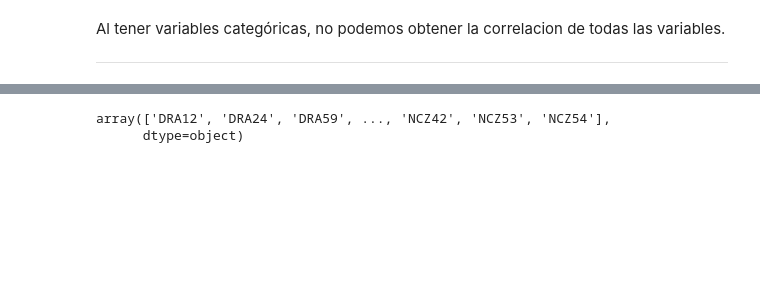
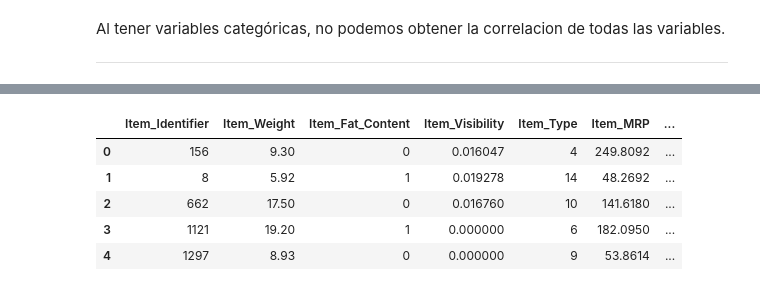
Before and after one commit to Raghnus/predicciones-ventas, a Jupyter notebook: PrediccionVentas.ipynb, the cells around one changed output, grey strips where cells are left out. Cells and saved outputs as stored; diff of their text form; code cells hidden in the pictures; blank space fills up the shorter version.

```diff
--- a/PrediccionVentas.ipynb
+++ b/PrediccionVentas.ipynb
@@ -307,3 +344,20 @@ Al tener variables categóricas, no podemos obtener la correlacion de todas las
+# %%
+np.unique(df_ventas_modelo['Outlet_Size'])
+size_order_map = {'Sin tamaño':0,'Small':1,'Medium':2,'High':3}
+# %%
+np.unique(df_ventas_modelo['Outlet_Location_Type'])
+size_order_map_2 = {'Tier 1':1,'Tier 2':2,'Tier 3':3}
+# %%
+np.unique(df_ventas_modelo['Outlet_Type'])
+size_order_map_3 = {'Grocery Store':1,'Supermarket Type1':2,'Supermarket Type2':3,'Supermarket Type3':4}
+# %%
+df_ventas_modelo['Item_Identifier'] = ids_labels
+df_ventas_modelo['Item_Fat_Content'] = ifcs_labels
+df_ventas_modelo['Item_Type'] = its_labels
+df_ventas_modelo['Outlet_Identifier'] = ois_labels
+df_ventas_modelo['Outlet_Size'] = df_ventas_modelo['Outlet_Size'].map(size_order_map)
+df_ventas_modelo['Outlet_Location_Type'] = df_ventas_modelo['Outlet_Location_Type'].map(size_order_map_2)
+df_ventas_modelo['Outlet_Type'] = df_ventas_modelo['Outlet_Type'].map(size_order_map_3)
 # %%
 df_ventas_clon.head()
 # %% [output]
@@ -313,9 +367,3 @@ df_ventas_clon.head()
 | 2 | FDN15 | 17.50 | Low Fat | 0.016760 | Meat | 141.6180 | ... |
 | 3 | FDX07 | 19.20 | Regular | 0.000000 | Fruits and Vegetables | 182.0950 | ... |
 | 4 | NCD19 | 8.93 | Low Fat | 0.000000 | Household | 53.8614 | ... |
-# %%
-ids=np.unique(df_ventas_clon['Item_Identifier'])
-ids
-# %% [output]
-array(['DRA12', 'DRA24', 'DRA59', ..., 'NCZ42', 'NCZ53', 'NCZ54'],
-      dtype=object)
@@ -328,0 +370,9 @@ df_ventas_clon['Item_Identifier'] = ids_labels
+# %%
+df_ventas_modelo.head()
+# %% [output]
+|  | Item_Identifier | Item_Weight | Item_Fat_Content | Item_Visibility | Item_Type | Item_MRP | ... |
+| 0 | 156 | 9.30 | 0 | 0.016047 | 4 | 249.8092 | ... |
+| 1 | 8 | 5.92 | 1 | 0.019278 | 14 | 48.2692 | ... |
+| 2 | 662 | 17.50 | 0 | 0.016760 | 10 | 141.6180 | ... |
+| 3 | 1121 | 19.20 | 1 | 0.000000 | 6 | 182.0950 | ... |
+| 4 | 1297 | 8.93 | 0 | 0.000000 | 9 | 53.8614 | ... |
```
Also changed, not shown: parts of 12 cells of this notebook.
